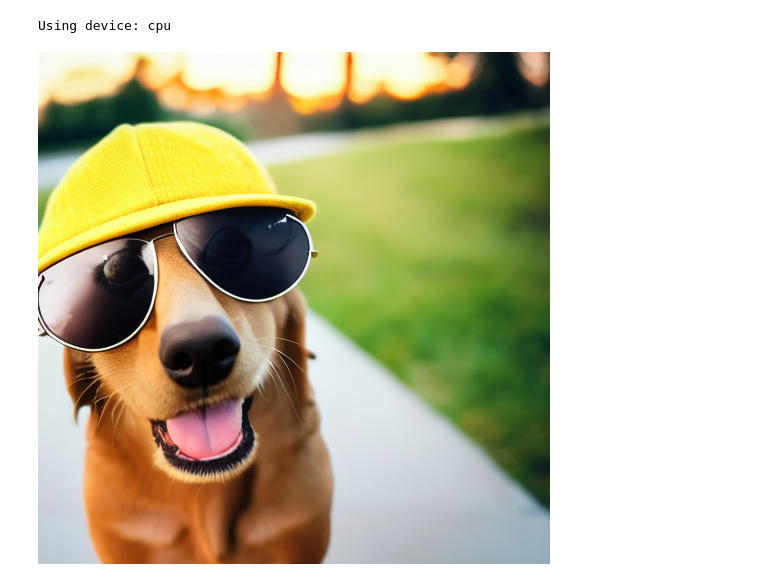
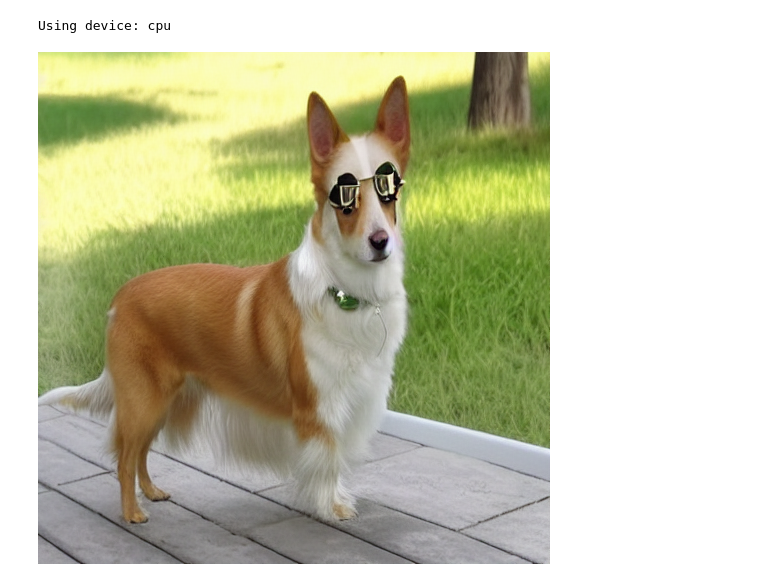
Before and after one commit to whdah2326/paper_review, a Jupyter notebook: stable_diffusion/code/demo.ipynb, the cells around one changed output. Drawn from its saved outputs; the diff is of its cells as text; code cells hidden in the pictures.

```diff
--- a/stable_diffusion/code/demo.ipynb
+++ b/stable_diffusion/code/demo.ipynb
@@ -24,7 +24,7 @@ models = model_loader.preload_models_from_standard_weights(model_file, DEVICE)
 ## TEXT TO IMAGE
 
 ## imge-to-image prompt with input_image
-prompt = "A dog with sunglasses, wearing comfy hat, looking at camera, highly detailed, ultra sharp, cinematic."
+prompt = "A dog with sunglasses, wearing comfy hat, highly detailed, ultra sharp, cinematic."
 
 ## text-to-image
 # prompt = "A cat stretching on the floor, highly detailed, ultra sharp, cinematic, 100mm lens, 8k resolution."
@@ -40,32 +40,32 @@ image_path = "../images/welsh_corgi.jpg"
 input_image = Image.open(image_path)
 # Higher values means more noise will be added to the input image, so the result will further from the input image.
 # Lower values means less noise is added to the input image, so output will be closer to the input image.
-strength = 0.9 ## 높을수록 원본 이미지 소실 증가.
+strength = 0.4 ## 높을수록 원본 이미지 소실 증가.
 
 ## SAMPLER
 
 sampler = "ddpm"
 num_inference_steps = 50
 seed = 79
 
 output_image = pipeline.generate(
     prompt=prompt,
     uncond_prompt=uncond_prompt,
     input_image=input_image,
     strength=strength,
     do_cfg=do_cfg,
     cfg_scale=cfg_scale,
     sampler_name=sampler,
     n_inference_steps=num_inference_steps,
     seed=seed,
     models=models,
     device=DEVICE,
     idle_device="cpu",
     tokenizer=tokenizer,
 )
 
 # Combine the input image and the output image into a single image.
 Image.fromarray(output_image)
 # %% [output]
 Using device: cpu
-[figure, old version]
+[figure, new version]
```
Also changed, not shown: 1 other file.
